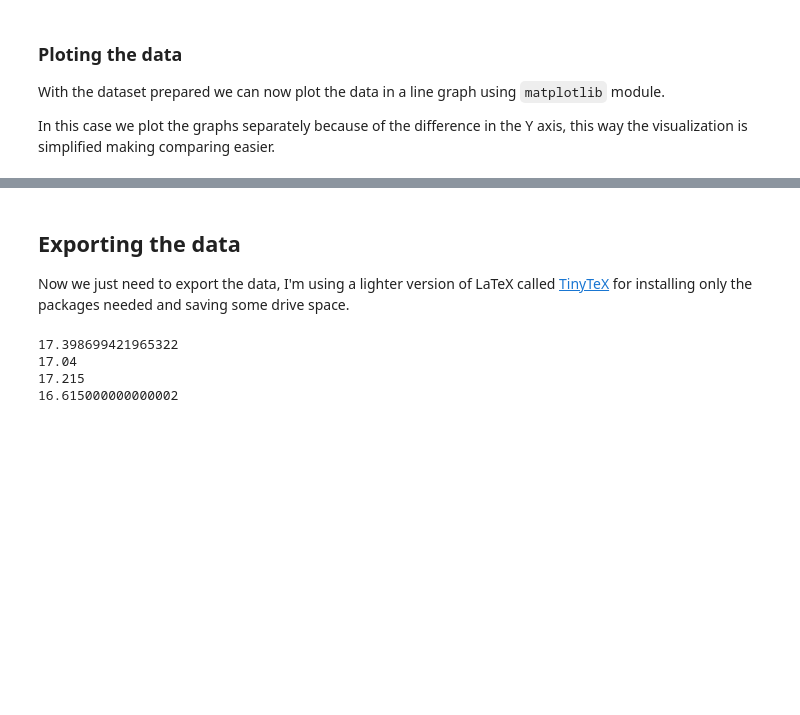
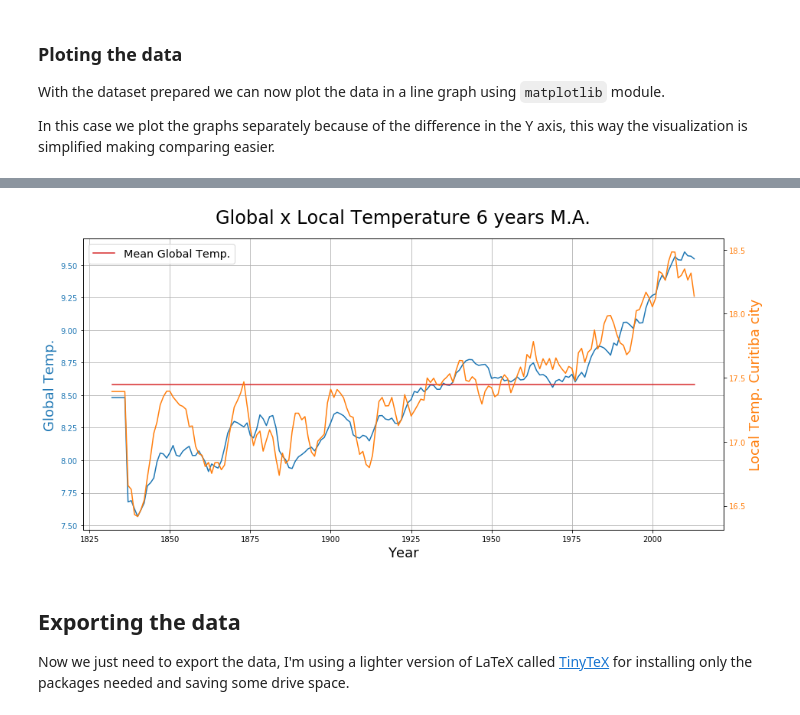
Before and after one commit to luisberns/study-data-analysis, a Jupyter notebook: dand-udacity/project1/Moving Average - Global x Local temperature.ipynb, the cells around one changed output, grey strips where cells are left out. Drawn from its saved outputs; the diff is of its cells as text; code cells hidden in the pictures; blank space fills up the shorter version.

```diff
--- a/dand-udacity/project1/Moving Average - Global x Local temperature.ipynb
+++ b/dand-udacity/project1/Moving Average - Global x Local temperature.ipynb
@@ -122,12 +108,45 @@ Rolling [window=2,center=False,axis=0]
+# %%
+# Define color variables
+header = 24
+subheader = 16
+label = 18
+text = 12
+
+# Define styles vars
+pad = 20
+figsize = (15,7)
+mean_color = 'tab:red'
+
+# Create subplots and add title
+fig,axs = ply.subplots(1,1,figsize=figsize)
+axs.set_title('Global x Local Temperature {} years M.A.'.format(longWindow), fontsize=header, pad=pad)
+axs.grid(True)
+
+# Duplicate the axis
+axs_mean = axs.twinx()
+axs1 = axs.twinx()
+
+# Plot Global data
+color = 'tab:blue'
+axs.set_xlabel('Year', fontsize=label)
+axs.set_ylabel('Global Temp.', fontsize=label, color=color)
+axs.plot(df_global.index, df_global['avg_ma2'], color=color, label='Global Temp.')
+axs.tick_params(axis='y', labelcolor=color)
+
+# Plot Local data
+color = 'tab:orange'
+axs1.set_ylabel('Local Temp. Curitiba city', fontsize=label, color=color)
+axs1.plot(df_local.index, df_local['avg_ma2'], color=color, label='Local Temp. Curitiba city')
+axs1.tick_params(axis='y', labelcolor=color)
+
+# Plot Mean line
+mean_line = [np.mean(df_global['avg_ma2'])]*len(df_global.index)
+axs_mean.plot(df_global.index, mean_line, color=mean_color, label='Mean Global Temp.')
+axs_mean.axis('off')
+axs_mean.legend(loc='upper left', fontsize='x-large');
+# %% [output]
+[figure, added]
 # %% [markdown]
 ## Exporting the data
 
 Now we just need to export the data, I'm using a lighter version of LaTeX called [TinyTeX](https://yihui.name/tinytex/) for installing only the packages needed and saving some drive space.
-# %%
-for i in df_local.index[:4]:
-    print(df_local['avg_ma'][i])
-# %% [output]
-17.398699421965322
-17.04
-17.215
-16.615000000000002
```
Also changed, not shown: parts of 6 cells of this notebook.
